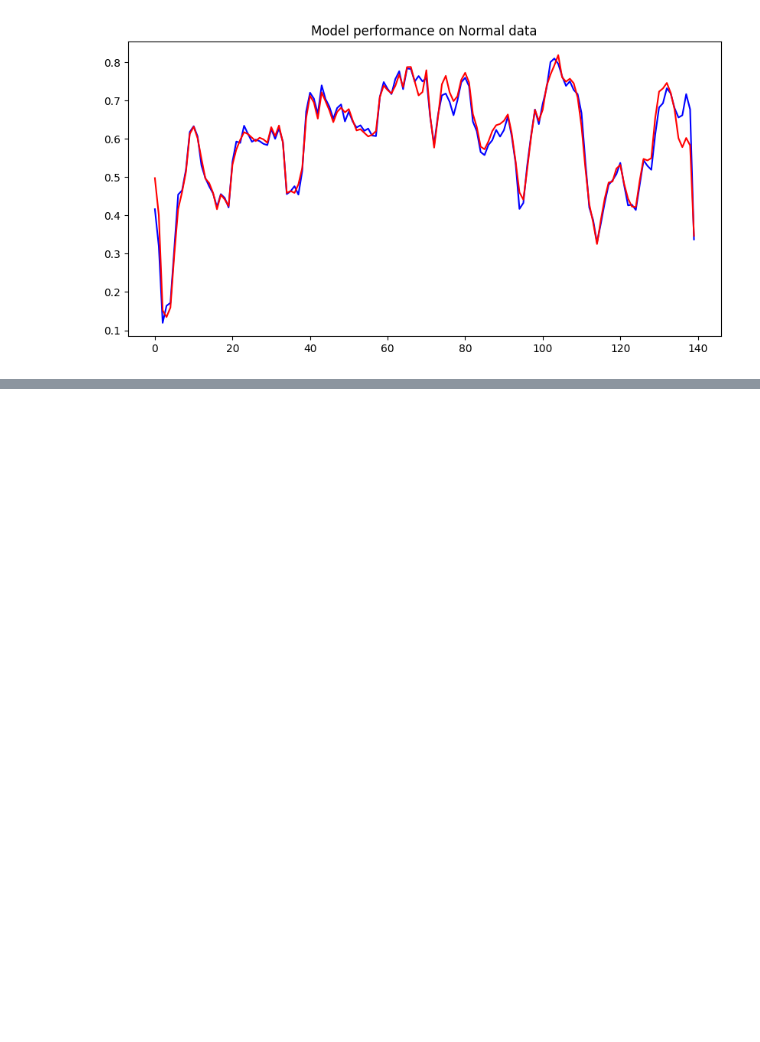
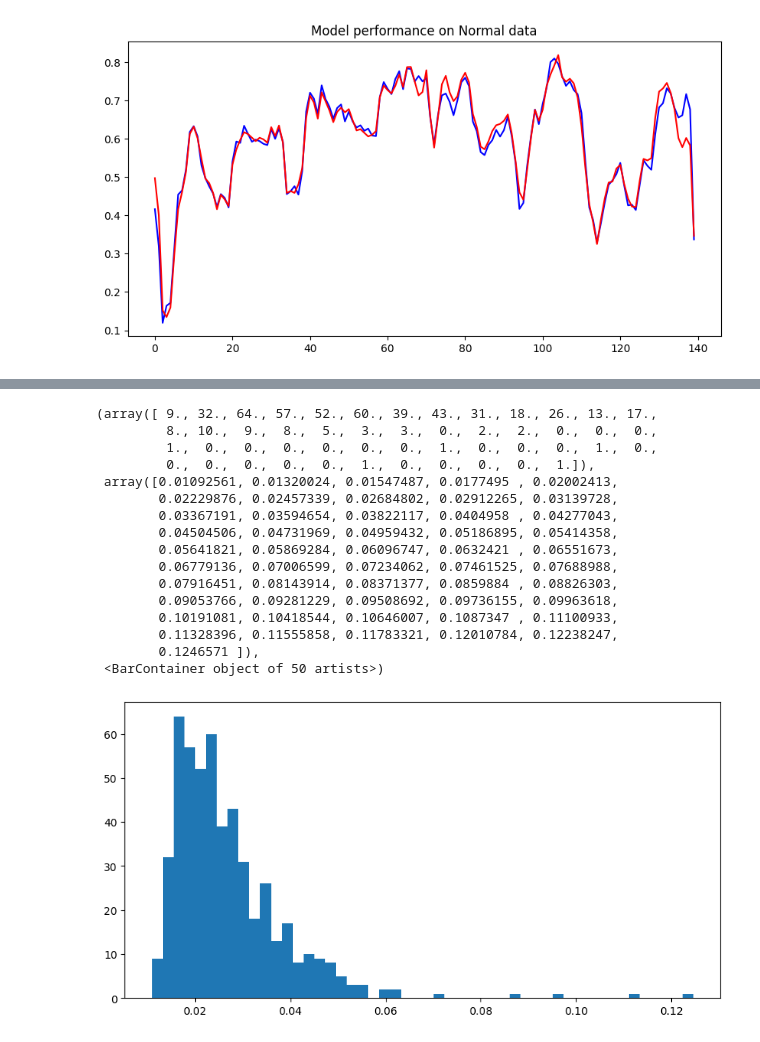
Before and after one commit to anuragverse/Deep-learning-, a Jupyter notebook: Anomaly_Detection_using_autoencoders.ipynb, the cells around one changed output, grey strips where cells are left out. Cells and saved outputs as stored; diff of their text form; code cells hidden in the pictures; blank space fills up the shorter version.

```diff
--- a/Anomaly_Detection_using_autoencoders.ipynb
+++ b/Anomaly_Detection_using_autoencoders.ipynb
@@ -149,3 +149,8 @@ plt.title("Model performance on Normal data")
 plt.show()
 # %% [output]
 [figure]
+# %%
+reconstruction = model.predict(normal_test_data)
+train_loss = tf.keras.losses.mae(reconstruction, normal_test_data)
+plt.hist(train_loss, bins=50)
+# %% [output]
@@ -151,0 +158,17 @@ plt.show()
+(array([ 9., 32., 64., 57., 52., 60., 39., 43., 31., 18., 26., 13., 17.,
+         8., 10.,  9.,  8.,  5.,  3.,  3.,  0.,  2.,  2.,  0.,  0.,  0.,
+         1.,  0.,  0.,  0.,  0.,  0.,  0.,  1.,  0.,  0.,  0.,  1.,  0.,
+         0.,  0.,  0.,  0.,  0.,  1.,  0.,  0.,  0.,  0.,  1.]),
+ array([0.01092561, 0.01320024, 0.01547487, 0.0177495 , 0.02002413,
+        0.02229876, 0.02457339, 0.02684802, 0.02912265, 0.03139728,
+        0.03367191, 0.03594654, 0.03822117, 0.0404958 , 0.04277043,
+        0.04504506, 0.04731969, 0.04959432, 0.05186895, 0.05414358,
+        0.05641821, 0.05869284, 0.06096747, 0.0632421 , 0.06551673,
+        0.06779136, 0.07006599, 0.07234062, 0.07461525, 0.07688988,
+        0.07916451, 0.08143914, 0.08371377, 0.0859884 , 0.08826303,
+        0.09053766, 0.09281229, 0.09508692, 0.09736155, 0.09963618,
+        0.10191081, 0.10418544, 0.10646007, 0.1087347 , 0.11100933,
+        0.11328396, 0.11555858, 0.11783321, 0.12010784, 0.12238247,
+        0.1246571 ]),
+ <BarContainer object of 50 artists>)
+[figure, added]
```
Also changed, not shown: parts of 1 cell of this notebook.
